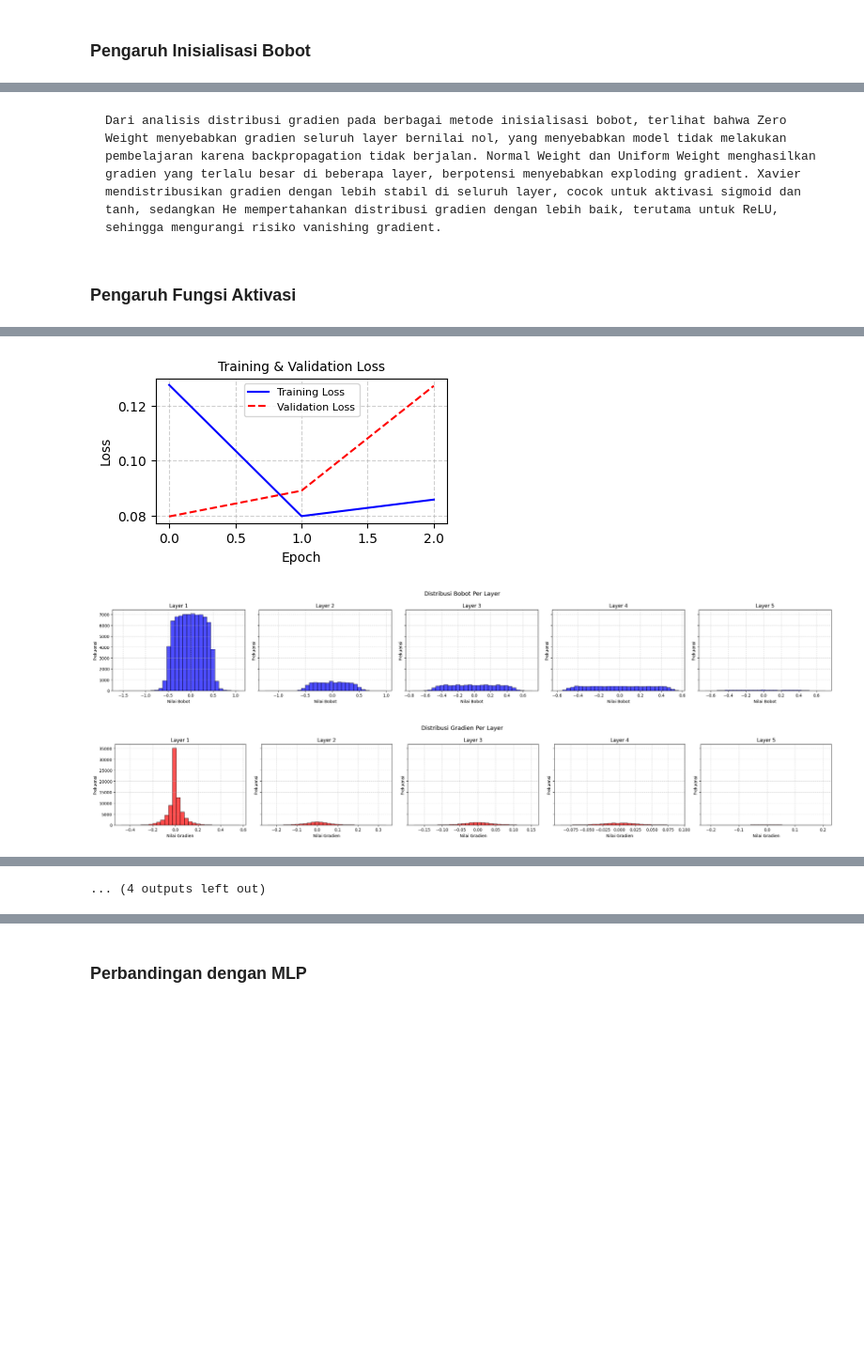
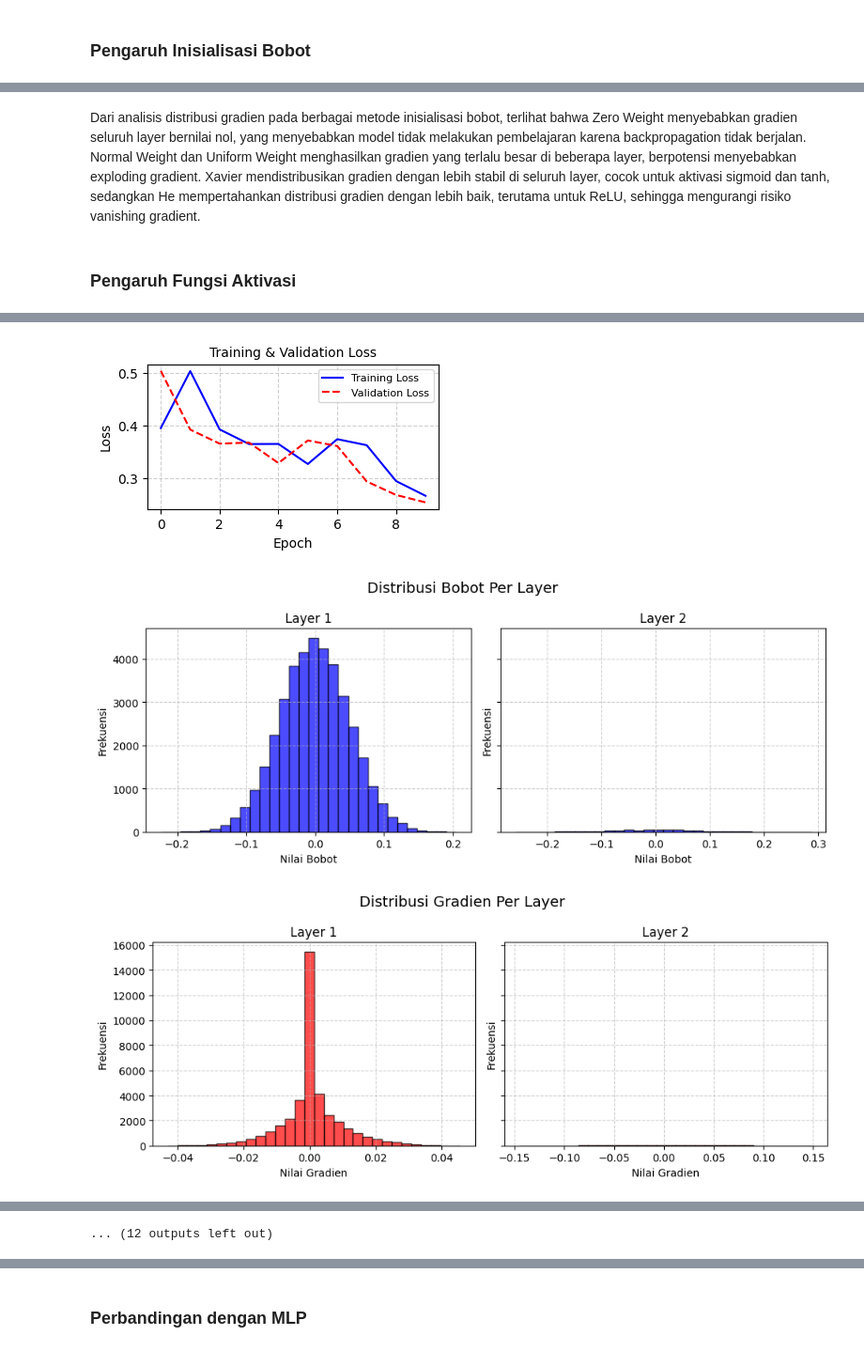
Before and after one commit to debrinashika/FFNN-Machine-Learning, a Jupyter notebook: src/Tubes_ML.ipynb, the cells around one changed output, grey strips where cells are left out. Shown at 94% size. Saved outputs shown, nothing was run; the diff lists cells and outputs as text; code cells hidden in the pictures; blank space fills up the shorter version.

```diff
--- a/src/Tubes_ML.ipynb
+++ b/src/Tubes_ML.ipynb
@@ -553,7 +612,7 @@ width_var = [50, 100, 200]
 results = {}
 for width in width_var:
     print(f"\n Width {width} Result\n")
-    ffnn, acc = train_ffnn(depth=3, width=width, learning_rate=0.01, activation=linear, weight_init='uniform')
+    ffnn, acc = train_ffnn(depth=2, width=width, learning_rate=0.001, activation=tanh, weight_init='xavier')
     results[f"Width {width}"] = acc
 # %% [output]
  Width 50 Result
@@ -610,7 +690,7 @@ depth_var = [2, 4, 6]
 results = {}
 for depth in depth_var:
     print(f"\n Depth {depth} Result\n")
-    ffnn, acc = train_ffnn(depth=depth, width=128, learning_rate=0.01, activation=linear, weight_init='uniform')
+    ffnn, acc = train_ffnn(depth=depth, width=50, learning_rate=0.001, activation=tanh, weight_init='xavier')
     results[f"Depth {depth}"] = acc
 # %% [output]
  Depth 2 Result
@@ -668,7 +769,7 @@ learning_rates = [0.001, 0.01, 0.1]
 
 for lr in learning_rates:
     print(f"\n Learning Rate {lr} Result\n")
-    ffnn, acc = train_ffnn(depth=5, width=100, learning_rate=lr, activation=linear, weight_init='uniform')
+    ffnn, acc = train_ffnn(depth=2, width=50, learning_rate=lr, activation=tanh, weight_init='xavier')
     results[f"LR {lr}"] = acc
 # %% [output]
  Learning Rate 0.001 Result
@@ -726,7 +848,7 @@ weight_initializations = ['zero','normal', 'uniform','xavier', 'he']
 
 for init in weight_initializations:
     print(f"\n {init} weight initializations Result\n")
-    ffnn, acc = train_ffnn(depth=5, width=100, learning_rate=0.01, activation=linear, weight_init=init)
+    ffnn, acc = train_ffnn(depth=2, width=50, learning_rate=0.001, activation=tanh, weight_init=init)
     results[f"Weight Init {init}"] = acc
 # %% [output]
  zero weight initializations Result
@@ -779,13 +922,13 @@ Epoch | Train Loss | Val Loss
 # %% [markdown]
-    Dari analisis distribusi gradien pada berbagai metode inisialisasi bobot, terlihat bahwa Zero Weight menyebabkan gradien seluruh layer bernilai nol, yang menyebabkan model tidak melakukan pembelajaran karena backpropagation tidak berjalan. Normal Weight dan Uniform Weight menghasilkan gradien yang terlalu besar di beberapa layer, berpotensi menyebabkan exploding gradient. Xavier mendistribusikan gradien dengan lebih stabil di seluruh layer, cocok untuk aktivasi sigmoid dan tanh, sedangkan He mempertahankan distribusi gradien dengan lebih baik, terutama untuk ReLU, sehingga mengurangi risiko vanishing gradient.
+Dari analisis distribusi gradien pada berbagai metode inisialisasi bobot, terlihat bahwa Zero Weight menyebabkan gradien seluruh layer bernilai nol, yang menyebabkan model tidak melakukan pembelajaran karena backpropagation tidak berjalan. Normal Weight dan Uniform Weight menghasilkan gradien yang terlalu besar di beberapa layer, berpotensi menyebabkan exploding gradient. Xavier mendistribusikan gradien dengan lebih stabil di seluruh layer, cocok untuk aktivasi sigmoid dan tanh, sedangkan He mempertahankan distribusi gradien dengan lebih baik, terutama untuk ReLU, sehingga mengurangi risiko vanishing gradient.
 # %% [markdown]
 ### Pengaruh Fungsi Aktivasi
 # %%
-activations = [tanh, sigmoid, relu, linear]
+activations = [tanh, sigmoid, relu, linear, elu, swish]
 
 for activation in activations:
     print(f"\n {activation.__name__} activation Result\n")
-    ffnn, acc = train_ffnn(depth=5, width=100, learning_rate=0.01, activation=activation, weight_init='uniform')
+    ffnn, acc = train_ffnn(depth=2, width=50, learning_rate=0.001, activation=activation, weight_init='xavier')
     results[f"Activation {activation.__name__}"] = acc
 # %% [output]
  tanh activation Result
@@ -801,6 +951,6 @@ Epoch | Train Loss | Val Loss
 ===================================
-[figure, old version]
+[figure, new version]
-[figure, old version]
+[figure, new version]
-[figure, old version]
+[figure, new version]
  sigmoid activation Result
 
@@ -833,2 +997,2 @@ Epoch | Train Loss | Val Loss
-... (4 outputs left out)
+... (12 outputs left out)
 # %% [markdown]
```
Also changed, not shown: parts of 34 cells of this notebook.
